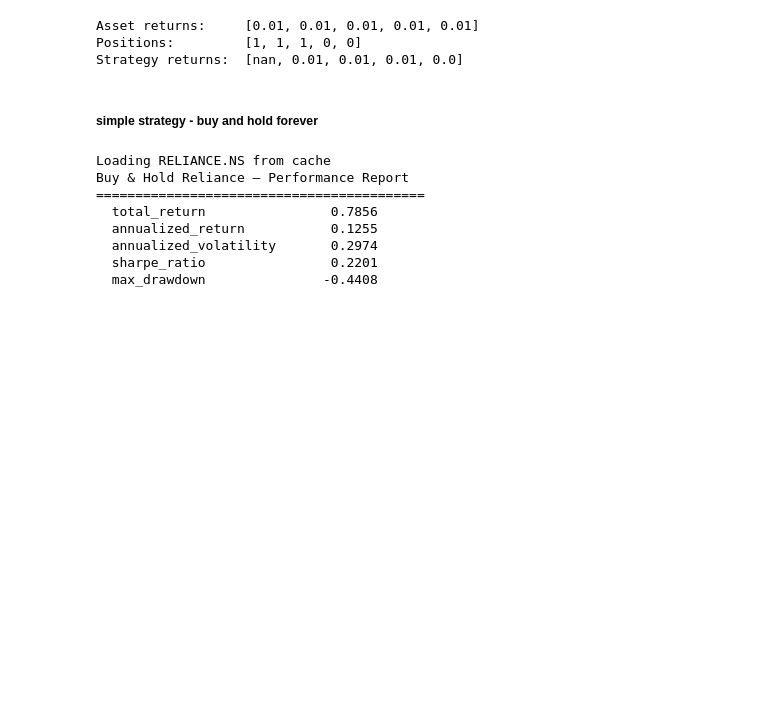
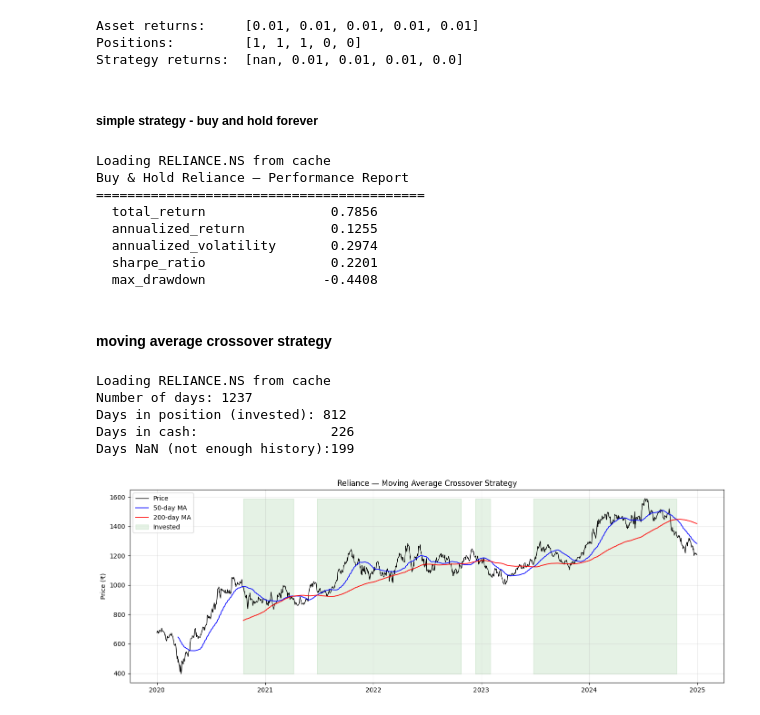
Before and after one commit to saralsachan/Quant-BackTester, a Jupyter notebook: notebooks/metrics.ipynb, the cells around one changed output. Saved outputs shown, nothing was run; the diff lists cells and outputs as text; code cells hidden in the pictures; blank space fills up the shorter version.

Commit message:
Added moving_average_crossover Strategy

```diff
--- a/notebooks/metrics.ipynb
+++ b/notebooks/metrics.ipynb
@@ -514,3 +517,48 @@ Buy & Hold Reliance — Performance Report
   annualized_volatility       0.2974
   sharpe_ratio                0.2201
   max_drawdown               -0.4408
+# %% [markdown]
+#### moving average crossover strategy
+# %%
+from backtester.strategies.strategies import moving_average_crossover
+
+df = load_ticker_with_cache("RELIANCE.NS", "2020-01-01", "2025-12-31")
+prices = df["Close"]
+
+positions = moving_average_crossover(prices, short_window=50, long_window=200)
+
+print(f"Number of days: {len(positions)}")
+print(f"Days in position (invested): {(positions == 1).sum()}")
+print(f"Days in cash:                 {(positions == 0).sum()}")
+print(f"Days NaN (not enough history):{positions.isna().sum()}")
+# %% [output]
+Loading RELIANCE.NS from cache
+Number of days: 1237
+Days in position (invested): 812
+Days in cash:                 226
+Days NaN (not enough history):199
+# %%
+#visualizing the strategy
+import matplotlib.pyplot as plt
+
+short_ma = prices.rolling(window=50).mean()
+long_ma = prices.rolling(window=200).mean()
+
+fig, ax = plt.subplots(figsize=(14, 5))
+
+ax.plot(prices.index, prices.values, label="Price", color="black", linewidth=1)
+ax.plot(short_ma.index, short_ma.values, label="50-day MA", color="blue", linewidth=1.2)
+ax.plot(long_ma.index, long_ma.values, label="200-day MA", color="red", linewidth=1.2)
+
+# Shade the regions where the strategy is invested
+ax.fill_between(prices.index, prices.min(), prices.max(),
+                where=(positions == 1), alpha=0.1, color="green", label="Invested")
+
+ax.set_title("Reliance — Moving Average Crossover Strategy")
+ax.set_ylabel("Price (₹)")
+ax.legend()
+ax.grid(True, alpha=0.3)
+plt.tight_layout()
+plt.show()
+# %% [output]
+[figure, added]
```
Also changed, not shown: parts of 3 cells of this notebook, 2 other files.
